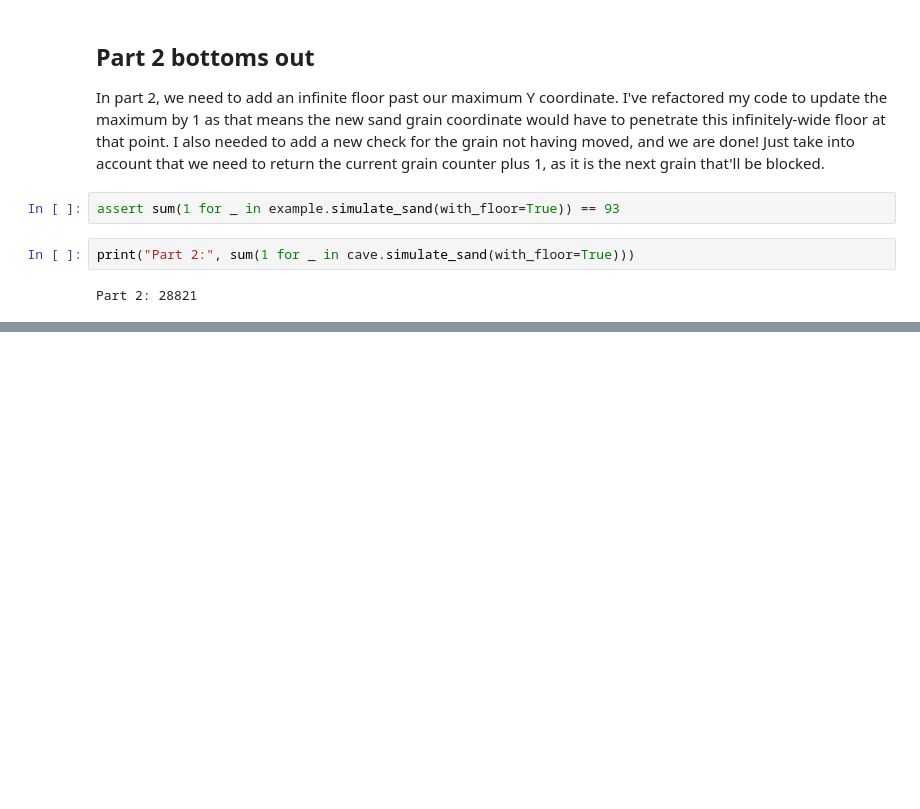
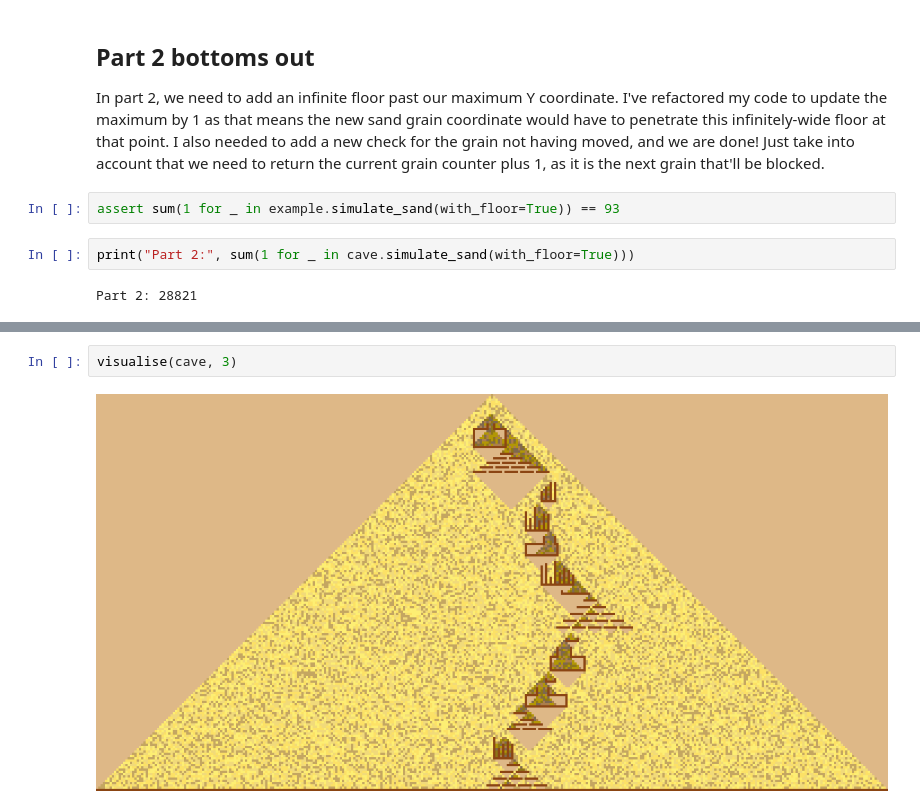
Before and after one commit to mjpieters/adventofcode, a Jupyter notebook: 2022/Day 14.ipynb, the cells around one changed output, grey strips where cells are left out. Saved outputs shown, nothing was run; the diff lists cells and outputs as text; blank space fills up the shorter version.

```diff
--- a/2022/Day 14.ipynb
+++ b/2022/Day 14.ipynb
@@ -91,0 +124,4 @@ Part 2: 28821
+# %%
+visualise(cave, 3)
+# %% [output]
+[figure, added]
```
Also changed, not shown: parts of 2 cells of this notebook.
